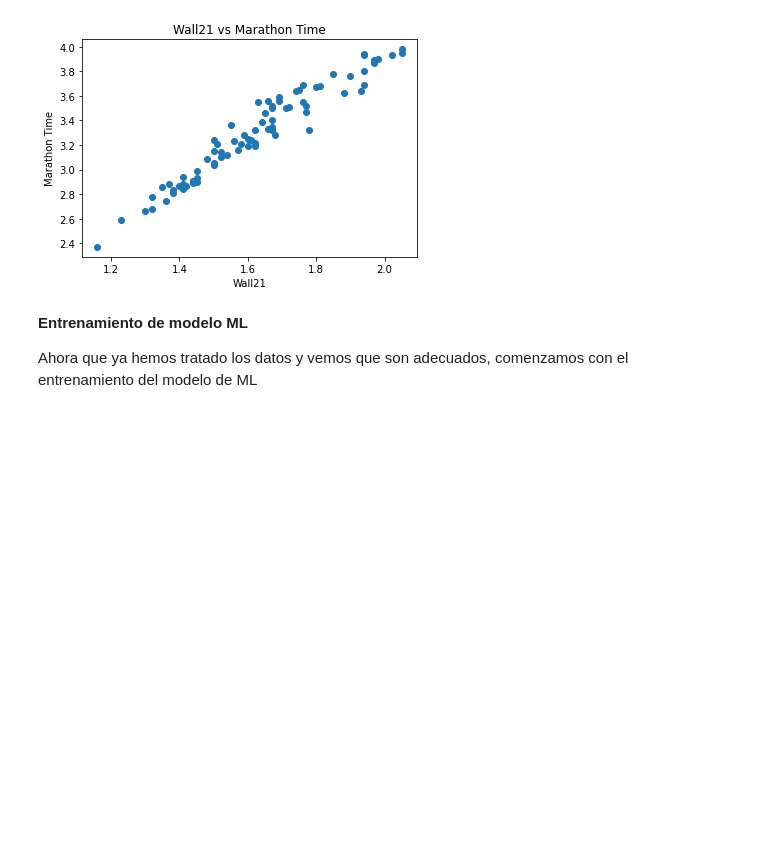
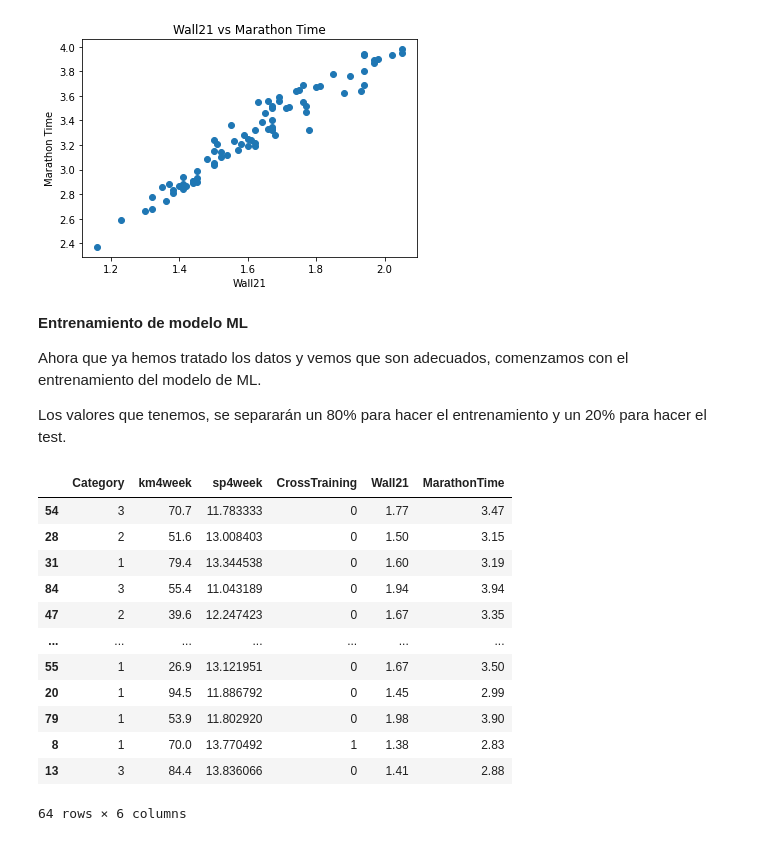
Before and after one commit to javilledo/MachineLearning, a Jupyter notebook: PredicciónTiempoMaratón_RegresiónLineal.ipynb, the cells around one changed output. Saved outputs shown, nothing was run; the diff lists cells and outputs as text; code cells hidden in the pictures; blank space fills up the shorter version.

```diff
--- a/PredicciónTiempoMaratón_RegresiónLineal.ipynb
+++ b/PredicciónTiempoMaratón_RegresiónLineal.ipynb
@@ -297,4 +297,6 @@ plt.show()
 # %% [markdown]
 **Entrenamiento de modelo ML**
 
-Ahora que ya hemos tratado los datos y vemos que son adecuados, comenzamos con el entrenamiento del modelo de ML
+Ahora que ya hemos tratado los datos y vemos que son adecuados, comenzamos con el entrenamiento del modelo de ML.
+
+Los valores que tenemos, se separarán un 80% para hacer el entrenamiento y un 20% para hacer el test.
@@ -300,0 +306,16 @@ Ahora que ya hemos tratado los datos y vemos que son adecuados, comenzamos con e
+# %%
+datos_entrenamiento
+# %% [output]
+|  | Category | km4week | sp4week | CrossTraining | Wall21 | MarathonTime |
+| 54 | 3 | 70.7 | 11.783333 | 0 | 1.77 | 3.47 |
+| 28 | 2 | 51.6 | 13.008403 | 0 | 1.50 | 3.15 |
+| 31 | 1 | 79.4 | 13.344538 | 0 | 1.60 | 3.19 |
+| 84 | 3 | 55.4 | 11.043189 | 0 | 1.94 | 3.94 |
+| 47 | 2 | 39.6 | 12.247423 | 0 | 1.67 | 3.35 |
+| ... | ... | ... | ... | ... | ... | ... |
+| 55 | 1 | 26.9 | 13.121951 | 0 | 1.67 | 3.50 |
+| 20 | 1 | 94.5 | 11.886792 | 0 | 1.45 | 2.99 |
+| 79 | 1 | 53.9 | 11.802920 | 0 | 1.98 | 3.90 |
+| 8 | 1 | 70.0 | 13.770492 | 1 | 1.38 | 2.83 |
+| 13 | 3 | 84.4 | 13.836066 | 0 | 1.41 | 2.88 |
+64 rows × 6 columns
```
Also changed, not shown: parts of 17 cells of this notebook.
